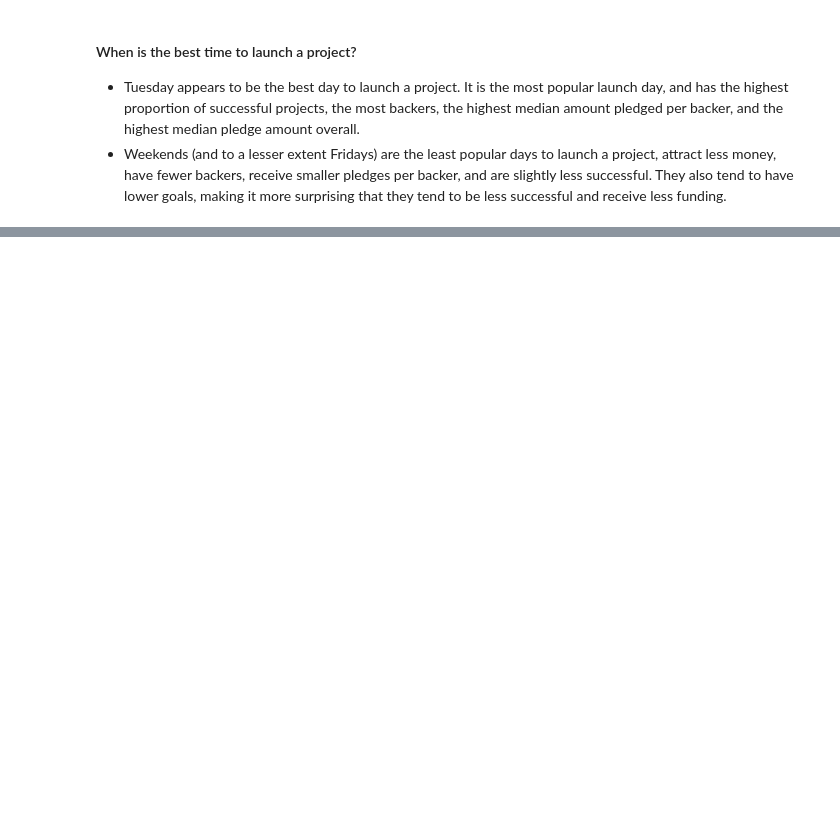
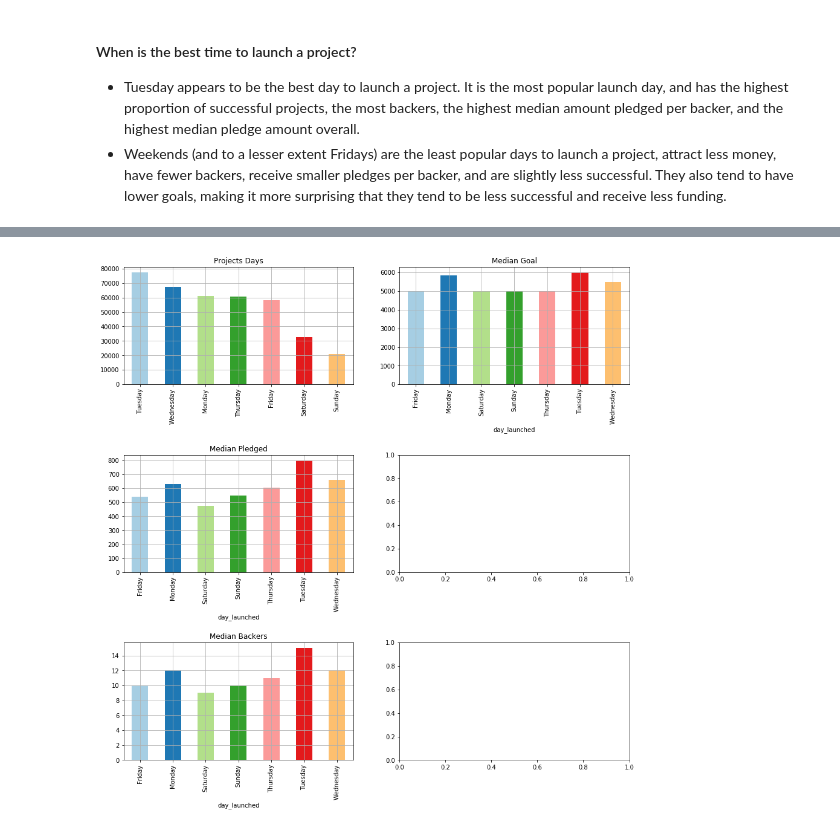
Before and after one commit to Nadinma/Kickstarter-projects, a Jupyter notebook: kickstarter_capstone.ipynb, the cells around one changed output, grey strips where cells are left out. Drawn from its saved outputs; the diff is of its cells as text; code cells hidden in the pictures; blank space fills up the shorter version.

```diff
--- a/kickstarter_capstone.ipynb
+++ b/kickstarter_capstone.ipynb
@@ -301,5 +303,4 @@ plt.show()
 # %% [output]
 [figure]
 # %%
-day_df = pd.get_dummies(df_kaggel_2018.set_index('launched').state).groupby('launched').sum()
-day_df.head()
+#day_df = pd.get_dummies(df_kaggel_2018.set_index('launched').state).groupby('launched').sum()
@@ -327,0 +312,11 @@ axe = axes.ravel()
+# %%
+#Working with datetime data - changing types, finding all possible information from existing data
+
+df_kaggel_2018['launched_at'] = pd.to_datetime(df_kaggel_2018['launched']).dt.normalize()
+df_kaggel_2018['deadline_2'] = pd.to_datetime(df_kaggel_2018['deadline'], errors='coerce')
+df_kaggel_2018['campaign_number_days'] = df_kaggel_2018['deadline_2'] - df_kaggel_2018['launched_at'] #campaign length
+#df_kaggel_2018['campaign_number_days'] = df_kaggel_2018['campaign_days'].dt.round('d').dt.days
+df_kaggel_2018['launched_month'] = df_kaggel_2018['launched_at'].dt.month_name()
+df_kaggel_2018['deadline_day'] = df_kaggel_2018['deadline_2'].dt.weekday_name
+df_kaggel_2018['day_launched'] = df_kaggel_2018['launched_at'].dt.weekday_name
+df_kaggel_2018.head()
@@ -327,0 +332,19 @@ axe = axes.ravel()
+# %%
+fig, axes = plt.subplots(nrows=3, ncols=2, figsize=(15, 15))
+axe = axes.ravel()
+
+weekdays = ['Monday', 'Tuesday', 'Wednesday', 'Thursday', 'Friday', 'Saturday', 'Sunday']
+
+projects_days_distribution = df_kaggel_2018["day_launched"].value_counts()
+projects_days_distribution.plot(ax=axe[0], kind='bar', label='index', title ='Projects Days', grid=True, color=plt.cm.Paired(np.arange(len(main_category_2018))))
+
+df_kaggel_2018.groupby('day_launched').usd_goal_real.median().plot(ax=axe[1], kind='bar', title ="Median Goal", grid=True, color=plt.cm.Paired(np.arange(len(main_category_2018))))
+
+df_kaggel_2018.groupby('day_launched').usd_pledged_real.median().plot(ax=axe[2], kind='bar', title ="Median Pledged", grid=True, color=plt.cm.Paired(np.arange(len(main_category_2018))))
+
+df_kaggel_2018.groupby('day_launched').backers.median().plot(ax=axe[4], kind='bar', title ="Median Backers", grid=True, color=plt.cm.Paired(np.arange(len(main_category_2018))))
+
+fig.subplots_adjust(hspace=0.6)
+plt.show()
+# %% [output]
+[figure, added]
```
Also changed, not shown: parts of 12 cells of this notebook.
